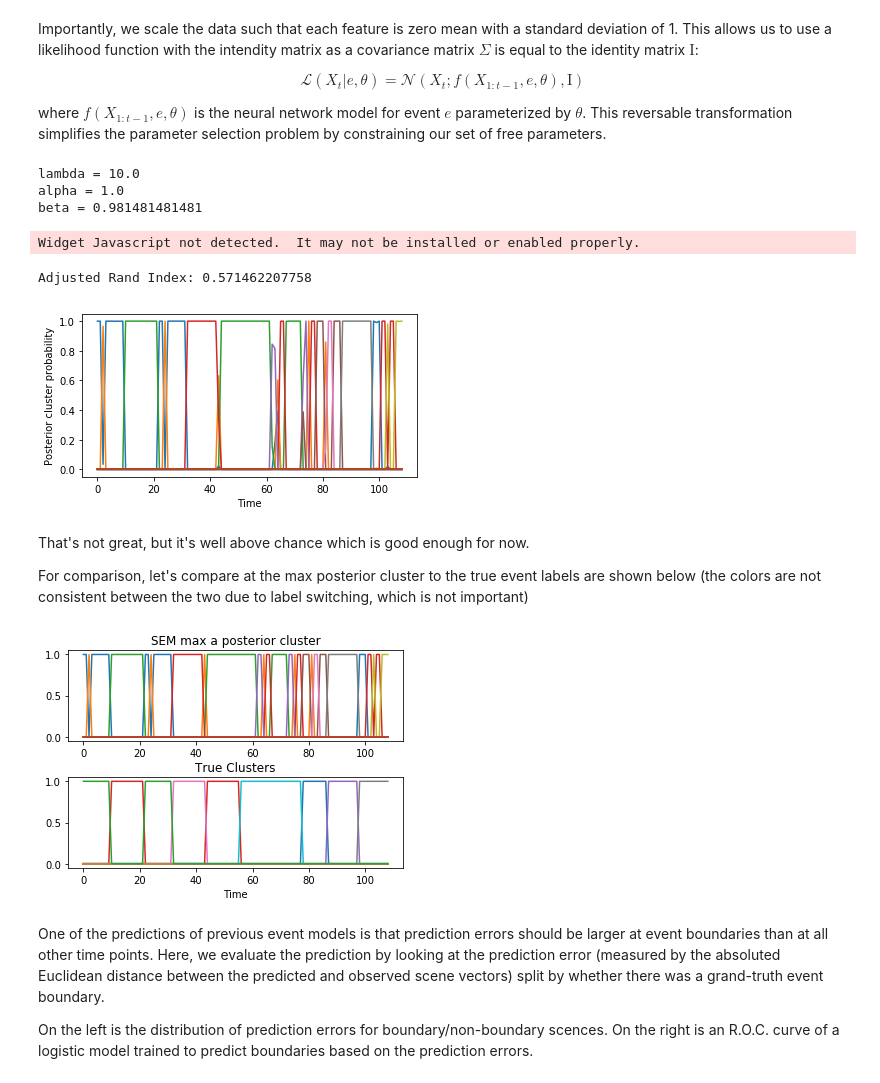
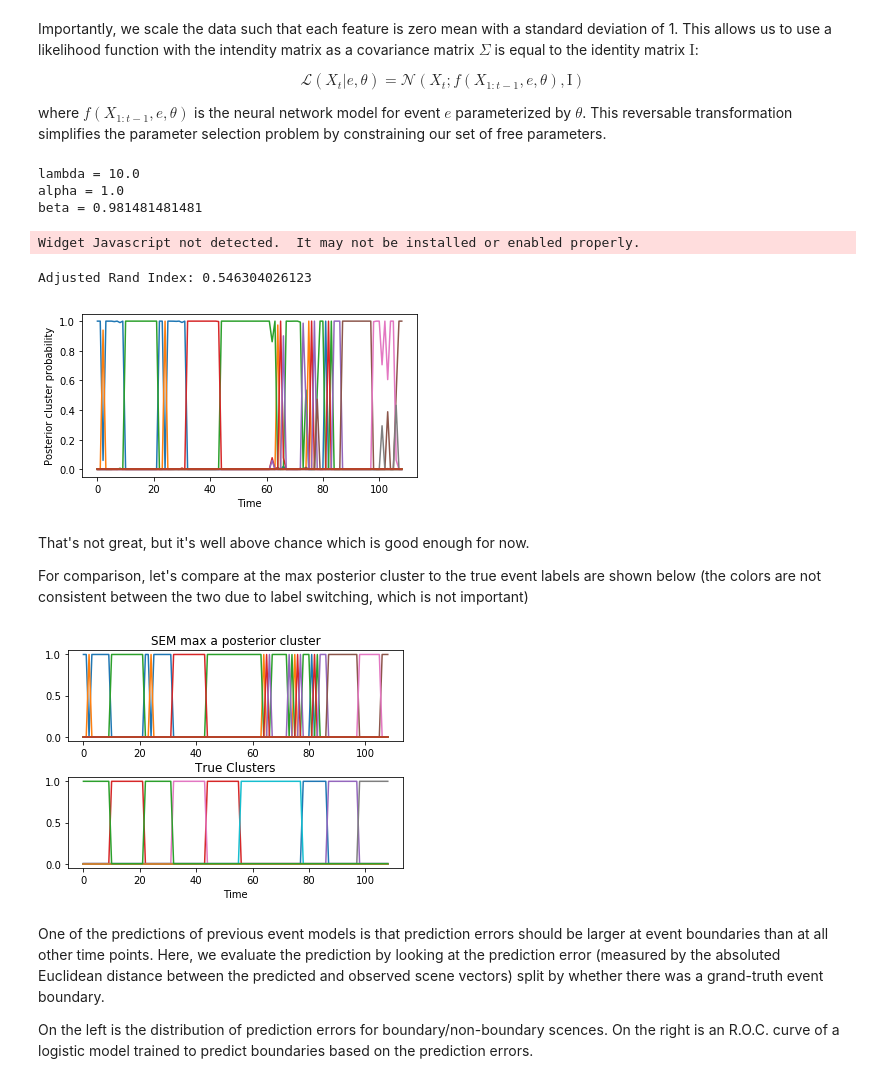
Before and after one commit to nicktfranklin/SEM_paper_simulations, a Jupyter notebook: Demo - Motion Capture Data.ipynb, the cells around one changed output. Saved outputs shown, nothing was run; the diff lists cells and outputs as text; code cells hidden in the pictures.

Commit message:
added weight regularization to prevent exploding weights, changed some hyperparameters in the demos for the same reason

```diff
--- a/Demo - Motion Capture Data.ipynb
+++ b/Demo - Motion Capture Data.ipynb
@@ -106,14 +106,14 @@ from opt.utils import evaluate
 # set the parameters for the models
 _, D = X_train.shape
 
-t_horizon = 3 # time horizon to consider
+t_horizon = 2 # time horizon to consider
 
 # parameters for schocastic gradient descent
 sgd_kwargs = {
     'nesterov': True,
     'lr': 0.1,
     'momentum': 0.5,
-    'decay': 0.0001
+    'decay': 0.001
 }
 
 
@@ -122,38 +122,39 @@ f_class = KerasSimpleOnlineRNN
 f_opts = dict(t=t_horizon, n_epochs=100, sgd_kwargs=sgd_kwargs,
               n_hidden1=D*2, n_hidden2=D*2,
               hidden_act1='relu', hidden_act2='relu',
+              l2_regularization=0.01,
               dropout=0.50)
 
 lmda = 10.
 alfa = 1.0
 beta = np.var(X_train.flatten())  # this equals 1 if the data are scaled
 Omega = {
     'lmda': lmda,  # Stickyness (prior)
     'alfa': alfa, # Concentration parameter (prior)
     'beta': beta, # Likelihood noise
     't': t_horizon,
     'f_class': f_class,
     'f_opts': f_opts
 }
 print 'lambda =', lmda
 print 'alpha =', alfa
 print 'beta =', beta
 
 r, post, pe = evaluate(X_train, y_train, Omega, save=False, return_pe=True)
 print "Adjusted Rand Index:", r
 plt.figure(figsize=(6, 3.0))
 plt.plot(post)
 plt.gca().set_ylabel('Posterior cluster probability')
 plt.gca().set_xlabel('Time')
 plt.show()
 tf.Session().close()
 # %% [output]
 lambda = 10.0
 alpha = 1.0
 beta = 0.981481481481
 Widget Javascript not detected.  It may not be installed or enabled properly.
-Adjusted Rand Index: 0.571462207758
+Adjusted Rand Index: 0.546304026123
-[figure, old version]
+[figure, new version]
 # %% [markdown]
 That's not great, but it's well above chance which is good enough for now.
 
@@ -177,7 +178,7 @@ axes[1].set_xlabel('Time')
 plt.subplots_adjust(hspace=0.4)
 plt.show()
 # %% [output]
-[figure, old version]
+[figure, new version]
 # %% [markdown]
 One of the predictions of previous event models is that prediction errors should be larger at event boundaries than at all other time points. Here, we evaluate the prediction by looking at the prediction error (measured by the absoluted Euclidean distance between the predicted and observed scene vectors) split by whether there was a grand-truth event boundary.
 
```
Also changed, not shown: parts of 6 cells of this notebook, 3 other files.
